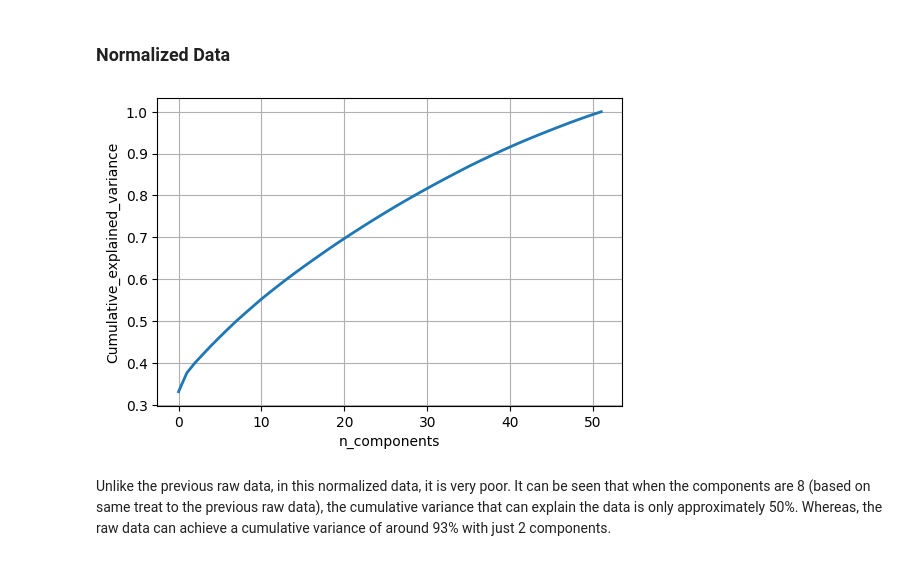
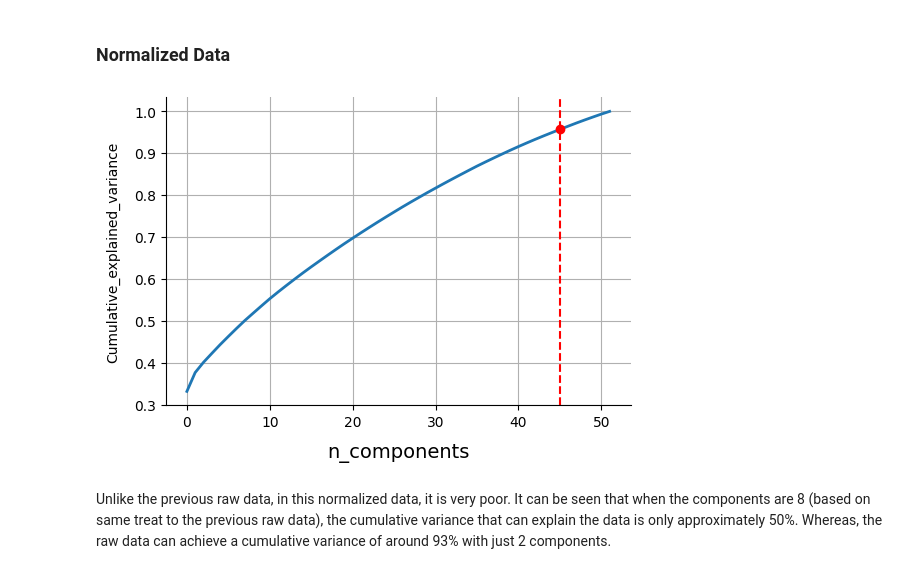
Before and after one commit to pwawiwa/ClusteringTask, a Jupyter notebook: Final.ipynb, the cells around one changed output. Saved outputs shown, nothing was run; the diff lists cells and outputs as text; code cells hidden in the pictures.

```diff
--- a/Final.ipynb
+++ b/Final.ipynb
@@ -204,22 +213,25 @@ rolling_std.head()
 ### RAW
 # %%
 from sklearn import decomposition
-pca = decomposition.PCA()
-pca.n_components = 52
+pca = decomposition.PCA(n_components=52)
+pca_data_pca = pca.fit_transform(dfr)
 
-pca_data_pca = pca.fit_transform(dfr)
-percentage_var_explained = pca.explained_variance_ / np.sum(pca.explained_variance_);
-
+percentage_var_explained = pca.explained_variance_ / np.sum(pca.explained_variance_)
 cum_var_explained = np.cumsum(percentage_var_explained)
 
 # Plot the PCA spectrum
 plt.figure(1, figsize=(6, 4))
 
 plt.clf()
-plt.plot(cum_var_explained,linewidth=2)
+plt.plot(cum_var_explained, linewidth=2)
+plt.axvline(x=9, color='r', linestyle='--')  # Add vertical dashed line at n_components=2
+plt.plot(9, cum_var_explained[9], 'ro')  # Add a marker at the point (2, cum_var_explained[2])
 plt.axis('tight')
 plt.grid()
-plt.xlabel('n_components')
-plt.ylabel('Cumulative_explained_variance')
+plt.xlabel('n_components', fontsize=14, labelpad=10)
+plt.ylabel('Cumulative_explained_variance', fontsize=10, labelpad=10)
+ax = plt.gca()
+ax.spines['top'].set_visible(False)
+ax.spines['right'].set_visible(False)
 plt.show()
 # %% [output]
@@ -231,23 +243,28 @@ Using a statistical approach, in this raw data, the cumulative explained varianc
 # %%
 pca.n_components = 52
 
 pca_data_pca = pca.fit_transform(dfn)
 percentage_var_explained = pca.explained_variance_ / np.sum(pca.explained_variance_);
 
 cum_var_explained = np.cumsum(percentage_var_explained)
 
 # Plot the PCA spectrum
 plt.figure(1, figsize=(6, 4))
 
 plt.clf()
 plt.plot(cum_var_explained,linewidth=2)
+plt.axvline(x=45, color='r', linestyle='--')  # Add vertical dashed line at n_components=2
+plt.plot(45, cum_var_explained[45], 'ro')
 plt.axis('tight')
 plt.grid()
-plt.xlabel('n_components')
-plt.ylabel('Cumulative_explained_variance')
+plt.xlabel('n_components', fontsize=14, labelpad=10)
+plt.ylabel('Cumulative_explained_variance', fontsize=10, labelpad=10)
+ax = plt.gca()
+ax.spines['top'].set_visible(False)
+ax.spines['right'].set_visible(False)
 plt.show()
 # %% [output]
-[figure, old version]
+[figure, new version]
 # %% [markdown]
 Unlike the previous raw data, in this normalized data, it is very poor. It can be seen that when the components are 8 (based on same treat to the previous raw data), the cumulative variance that can explain the data is only approximately 50%. Whereas, the raw data can achieve a cumulative variance of around 93% with just 2 components.
 # %% [markdown]
```
Also changed, not shown: parts of 29 cells of this notebook.
